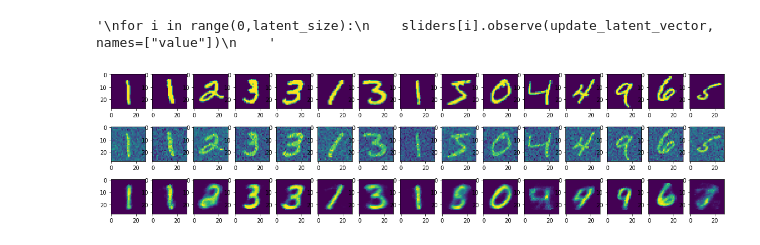
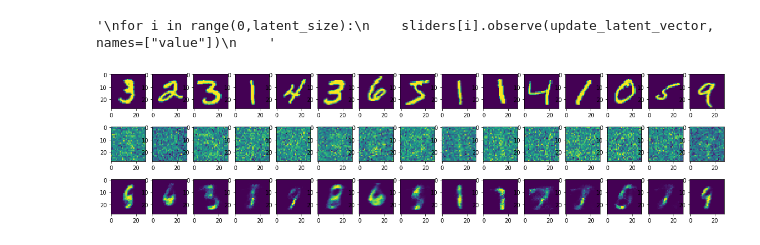
Before and after one commit to srineeey/neural_networks, a Jupyter notebook: mnist_aenc/aenc_mnist.ipynb, the cells around one changed output. Saved outputs shown, nothing was run; the diff lists cells and outputs as text; code cells hidden in the pictures.

```diff
--- a/mnist_aenc/aenc_mnist.ipynb
+++ b/mnist_aenc/aenc_mnist.ipynb
@@ -800,7 +800,7 @@ plt.rcParams['figure.figsize'] = [20, 5]
 test_image, test_label = dataset[0]
 indices = np.arange(0,15)
 test_sampler = torch.utils.data.sampler.SubsetRandomSampler(indices)
-noise_scale = 0.2
+noise_scale = 1.0
 noise_func = torch.randn
 noise_kwargs = {}
 
@@ -814,31 +814,31 @@ dataset.transform = torchvision.transforms.Compose([
 
 dataset.transform = torchvision.transforms.Compose([
                 dataset_class_gsimage.min_max_scaler(device=device),
             ])
 
 #dataset.transform = None
 
 train_loader = torch.utils.data.DataLoader(dataset, batch_size=1, sampler=test_sampler)
 test_images = []
 noisy_images = []
 outputs = []
 for test_batch in train_loader:
     test_image = test_batch[0].to(device)
     test_images.append(test_image)
     noise_kwargs["size"] = test_image.size()
     noise = noise_scale * noise_func(**noise_kwargs).to(device)
     noisy_image = test_image + noise
     noisy_images.append(noisy_image)
     #plt.imshow(test_image.cpu()[0,0])
     net.eval()
     output = net.forward(noisy_image.float())
     outputs.append(output)
 
 num_images = len(outputs)
 fig, ax = plt.subplots(3,num_images)
 for image_i in range(num_images):
     ax[0, image_i].imshow(test_images[image_i].cpu()[0,0])
     ax[1, image_i].imshow(noisy_images[image_i].detach().cpu()[0,0])
     ax[2, image_i].imshow(outputs[image_i].detach().cpu()[0,0])
 # %% [output]
-[figure, old version]
+[figure, new version]
```
Also changed, not shown: parts of 2 cells of this notebook, 11 other files.
